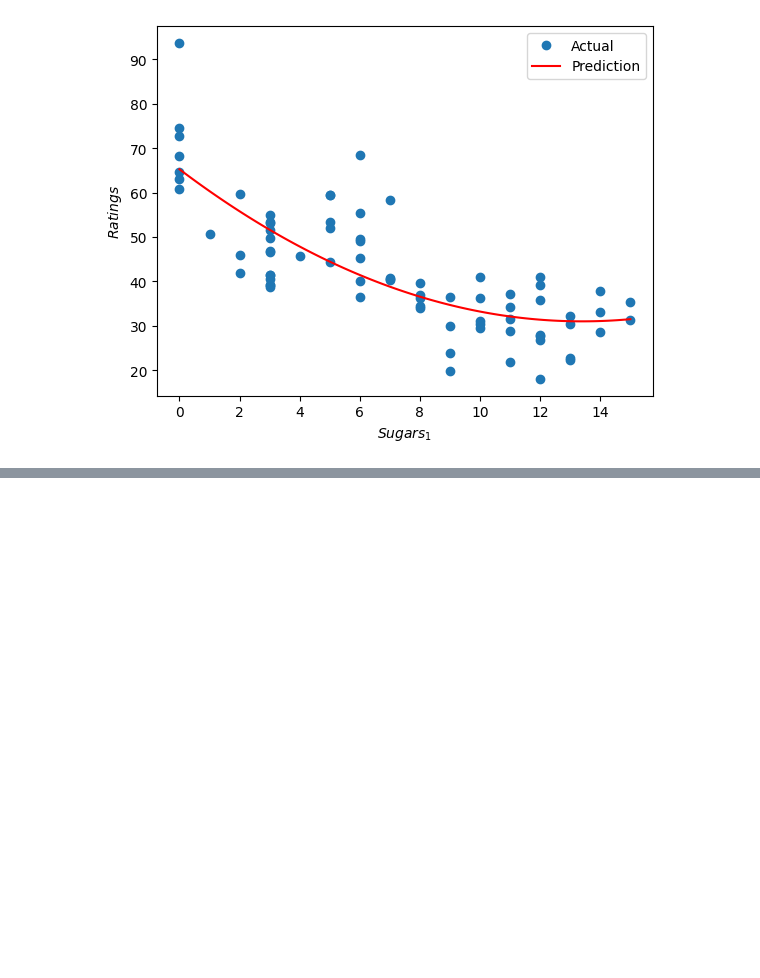
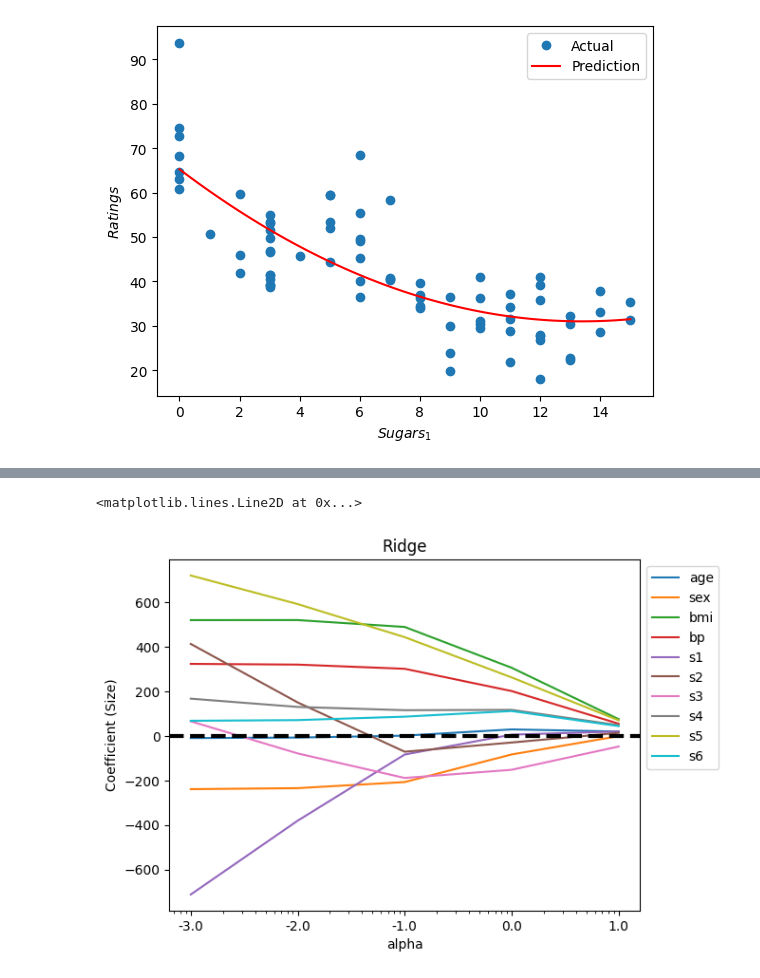
Before and after one commit to Soy-code/ADP, a Jupyter notebook: chapter6. 머신러닝-지도학습.ipynb, the cells around one changed output, grey strips where cells are left out. Cells and saved outputs as stored; diff of their text form; code cells hidden in the pictures; blank space fills up the shorter version.

```diff
--- a/chapter6. 머신러닝-지도학습.ipynb
+++ b/chapter6. 머신러닝-지도학습.ipynb
@@ -227,0 +276,24 @@ plt.show()
+# %%
+# 릿지
+from sklearn.datasets import load_diabetes
+import pandas as pd
+
+diabetes = load_diabetes()
+X = pd.DataFrame(diabetes.data, columns=diabetes.feature_names)
+y = diabetes.target
+# %%
+from sklearn.linear_model import Ridge
+import numpy as np
+
+alpha = np.logspace(-3, 1, 5)
+
+data = []
+for i, a in enumerate(alpha):
+    ridge = Ridge(alpha=a, random_state=45)
+    ridge.fit(X, y)
+    print(ridge.coef_)
+    data.append(pd.Series(np.hstack([ridge.coef_])))
+
+df_ridge = pd.DataFrame(data, index=alpha)
+df_ridge.columns = X.columns
+df_ridge
@@ -227,0 +316,13 @@ plt.show()
+# %%
+import matplotlib.pyplot as plt
+
+plt.semilogx(df_ridge)
+plt.xticks(alpha, labels=np.log10(alpha))
+plt.legend(labels=df_ridge.columns, bbox_to_anchor=(1,1))
+plt.title("Ridge")
+plt.xlabel("alpha")
+plt.ylabel('Coefficient (Size)')
+plt.axhline(y=0, linestyle='--', color='black', linewidth=3)
+# %% [output]
+<matplotlib.lines.Line2D at 0x...>
+[figure, added]
```
Also changed, not shown: parts of 21 cells of this notebook.
